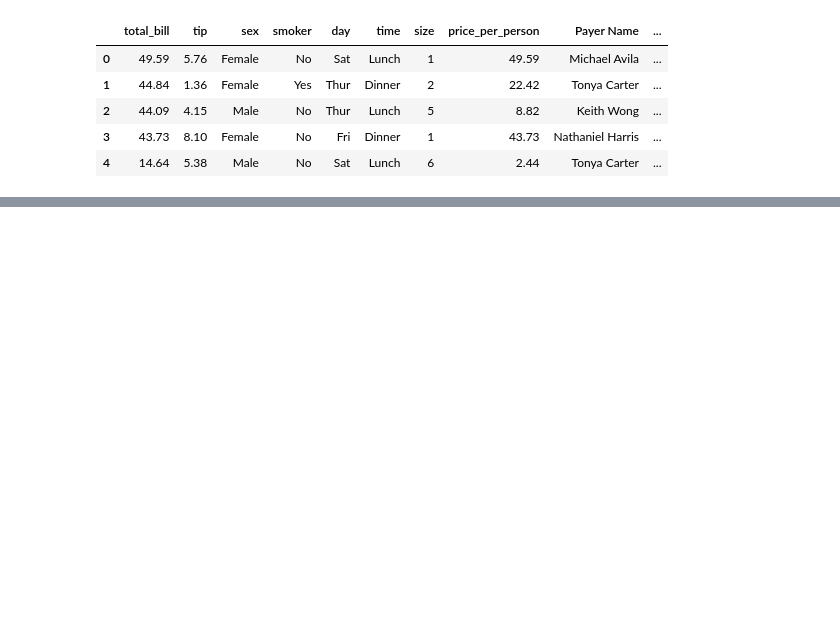
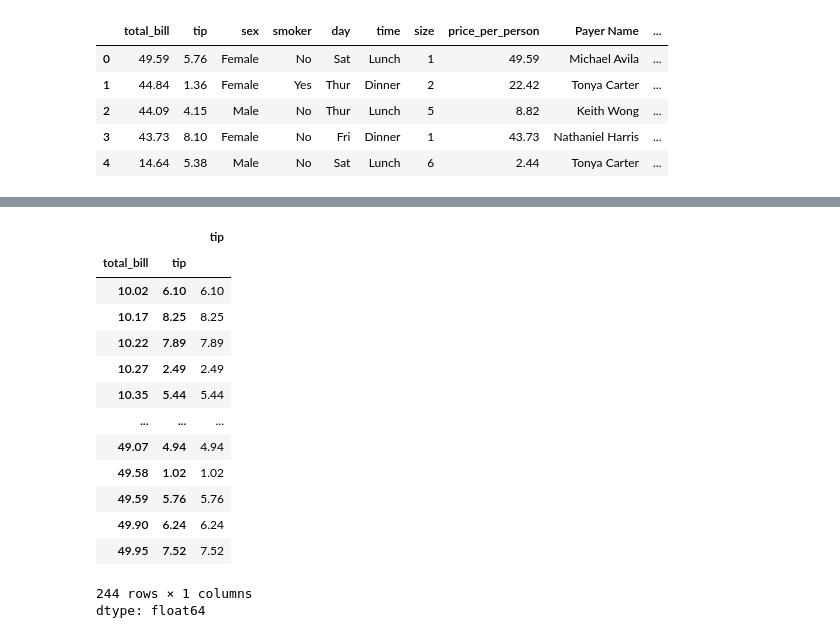
Before and after one commit to ibrahim10sy/learn-python, a Jupyter notebook: groupby.ipynb, the cells around one changed output, grey strips where cells are left out. Drawn from its saved outputs; the diff is of its cells as text; code cells hidden in the pictures; blank space fills up the shorter version.

```diff
--- a/groupby.ipynb
+++ b/groupby.ipynb
@@ -27,0 +41,18 @@ TypeError: agg function failed [how->mean,dtype->object]
+# %%
+mp
+# %% [output]
+|  |  | tip |
+| total_bill | tip |  |
+| 10.02 | 6.10 | 6.10 |
+| 10.17 | 8.25 | 8.25 |
+| 10.22 | 7.89 | 7.89 |
+| 10.27 | 2.49 | 2.49 |
+| 10.35 | 5.44 | 5.44 |
+| ... | ... | ... |
+| 49.07 | 4.94 | 4.94 |
+| 49.58 | 1.02 | 1.02 |
+| 49.59 | 5.76 | 5.76 |
+| 49.90 | 6.24 | 6.24 |
+| 49.95 | 7.52 | 7.52 |
+244 rows × 1 columns
+dtype: float64
```
Also changed, not shown: parts of 12 cells of this notebook.
